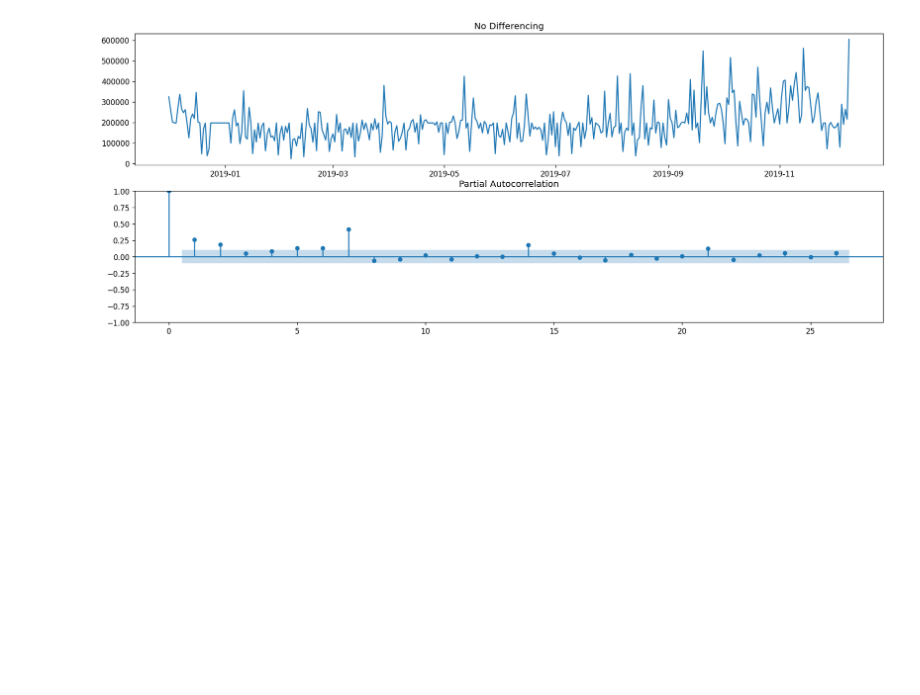
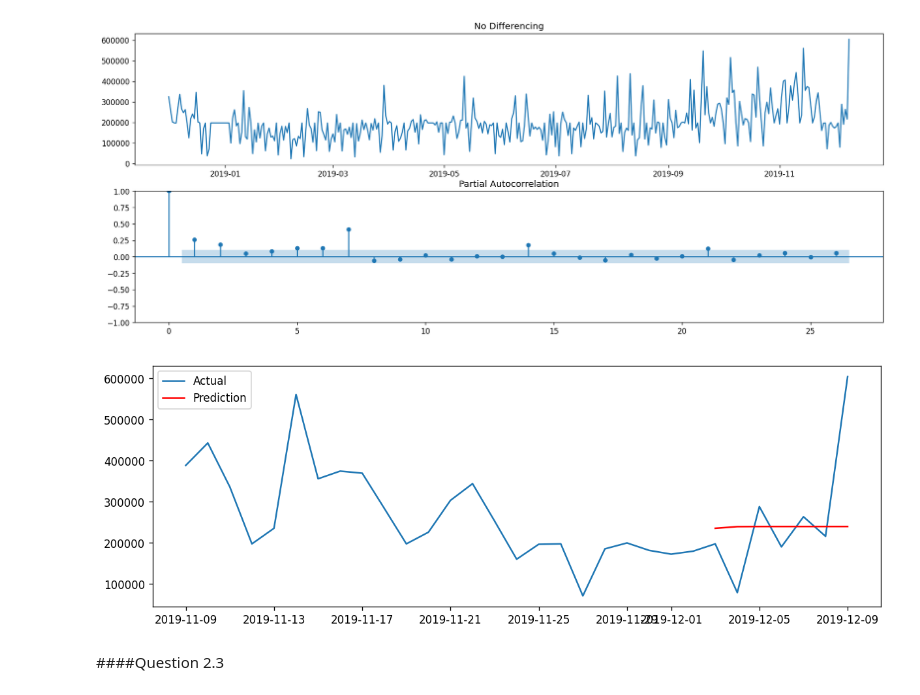
Before and after one commit to khiempm209/Deakin-SIT742-Ass2, a Jupyter notebook: SIT742_Ass2.ipynb, the cells around one changed output. Saved outputs shown, nothing was run; the diff lists cells and outputs as text; code cells hidden in the pictures; blank space fills up the shorter version.

```diff
--- a/SIT742_Ass2.ipynb
+++ b/SIT742_Ass2.ipynb
@@ -349,3 +354,19 @@ plot_pacf(filled_df.revenue, ax=axes[1])
 plt.show()
 # %% [output]
 [figure]
+# %%
+days_prediction = 7
+train_data = filled_df[filled_df.index <= (filled_df.index.max() - pd.Timedelta(days = days_prediction))]['revenue']
+model = ARIMA(train_data, order=(1, 1, 1)).fit()
+results = model.forecast(steps=days_prediction)
+# %%
+plt.rcParams.update({'figure.figsize':(12, 4), 'figure.dpi':120})
+plot_data = filled_df[filled_df.index >= (filled_df.index.max() - pd.Timedelta(days = 30))]
+plt.plot(plot_data.index, plot_data.values, label = 'Actual')
+plt.plot(plot_data.tail(7).index, results, color = 'red', label = 'Prediction')
+plt.legend()
+plt.show()
+# %% [output]
+[figure, added]
+# %% [markdown]
+####Question 2.3
```
Also changed, not shown: parts of 9 cells of this notebook.
